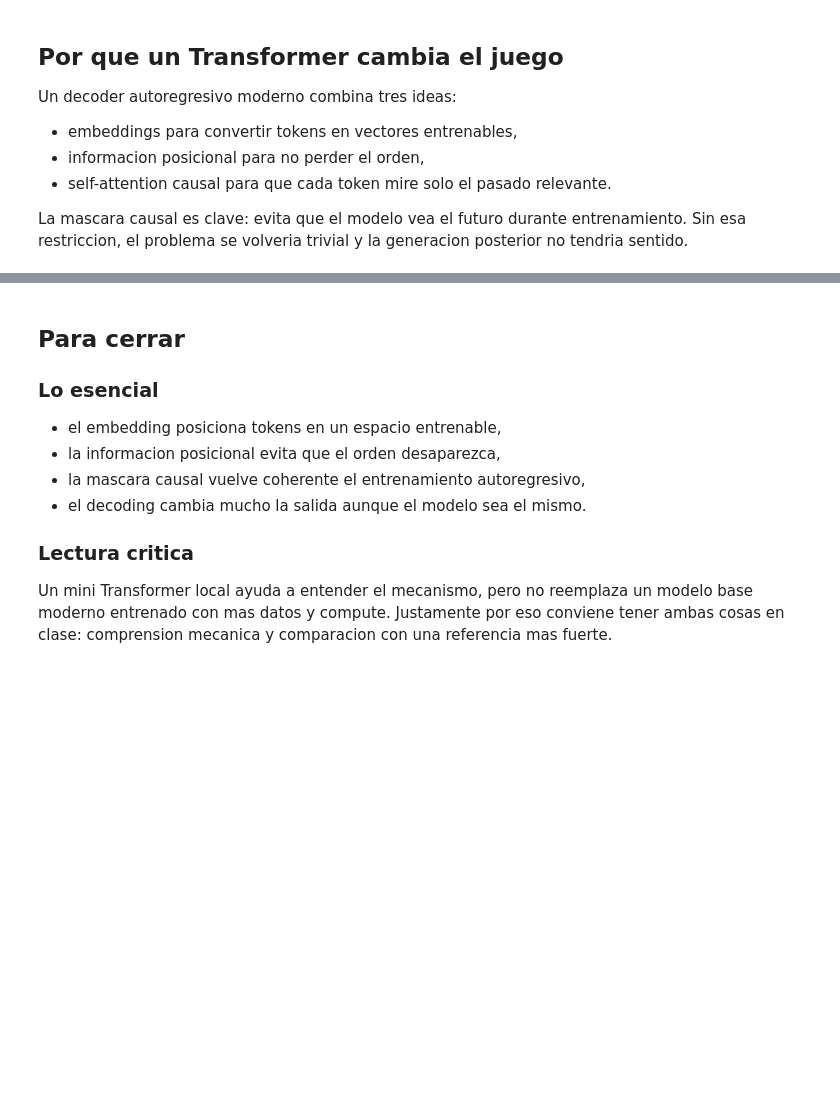
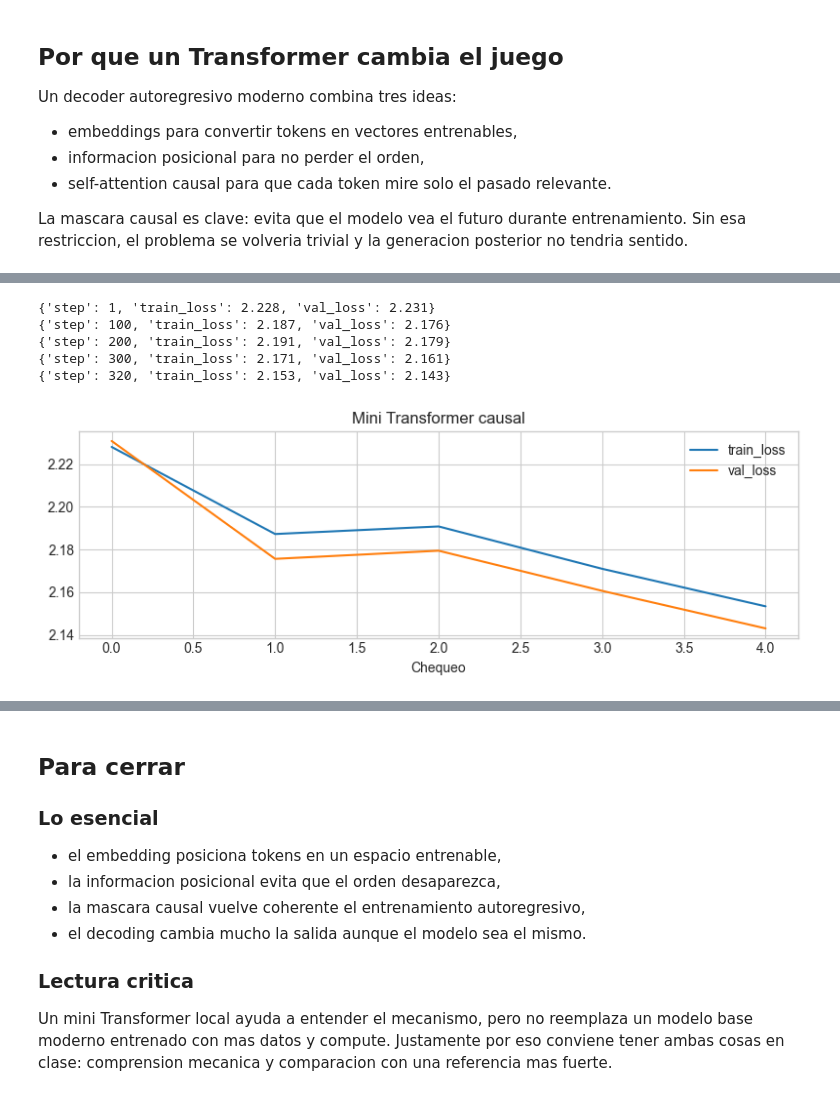
Before and after one commit to carlosjimenez88M/ai_engineering_henry, a Jupyter notebook: 04-deep_learning/07_transformers_y_chatbots/01_transformers_y_chat_local.ipynb, the cells around one changed output, grey strips where cells are left out. Cells and saved outputs as stored; diff of their text form; code cells hidden in the pictures; blank space fills up the shorter version.

```diff
--- a/04-deep_learning/07_transformers_y_chatbots/01_transformers_y_chat_local.ipynb
+++ b/04-deep_learning/07_transformers_y_chatbots/01_transformers_y_chat_local.ipynb
@@ -110,7 +117,7 @@ class TinyCausalTransformer(torch.nn.Module):
         self,
         prompt: str,
         max_new_tokens: int = 120,
-        temperature: float = 1.0,
+        temperature: float = 0.1,
         top_k: int | None = None,
         top_p: float | None = None,
     ) -> str:
@@ -196,35 +207,42 @@ print('Dimensiones pares: sin(), Dimensiones impares: cos()')
 # %%
 steps = int(choose_value(320, 120))
-eval_interval = int(choose_value(80, 30))
+eval_interval = int(choose_value(100, 30))
 optimizer = torch.optim.AdamW(model.parameters(), lr=3e-4, weight_decay=1e-2)
 train_curve = []
 val_curve = []
 
 for step in range(1, steps + 1):
     model.train()
     xb, yb = get_batch('train')
     optimizer.zero_grad()
     _, loss = model(xb, yb)
     loss.backward()
     torch.nn.utils.clip_grad_norm_(model.parameters(), max_norm=1.0)
     optimizer.step()
 
     if step % eval_interval == 0 or step == 1 or step == steps:
         model.eval()
         with torch.inference_mode():
             _, train_loss = model(*get_batch('train'))
             _, val_loss = model(*get_batch('val'))
         train_curve.append(float(train_loss.item()))
         val_curve.append(float(val_loss.item()))
         print({'step': step, 'train_loss': round(train_loss.item(), 3), 'val_loss': round(val_loss.item(), 3)})
 
 plt.figure(figsize=(8, 3))
 plt.plot(train_curve, label='train_loss')
 plt.plot(val_curve, label='val_loss')
 plt.title('Mini Transformer causal')
 plt.xlabel('Chequeo')
 plt.legend()
 plt.tight_layout()
+# %% [output]
+{'step': 1, 'train_loss': 2.228, 'val_loss': 2.231}
+{'step': 100, 'train_loss': 2.187, 'val_loss': 2.176}
+{'step': 200, 'train_loss': 2.191, 'val_loss': 2.179}
+{'step': 300, 'train_loss': 2.171, 'val_loss': 2.161}
+{'step': 320, 'train_loss': 2.153, 'val_loss': 2.143}
+[figure, added]
 # %%
 mask_preview = torch.full((12, 12), float('-inf'))
 mask_preview = torch.triu(mask_preview, diagonal=1)
```
Also changed, not shown: parts of 6 cells of this notebook, 52 other files.
